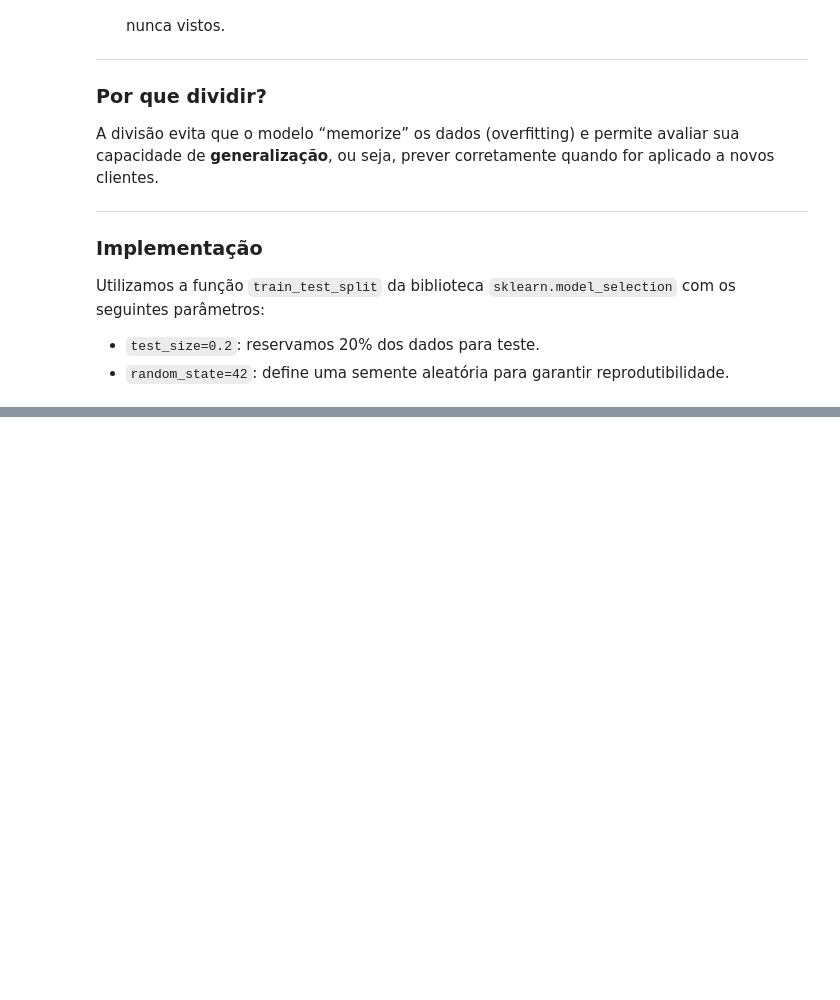
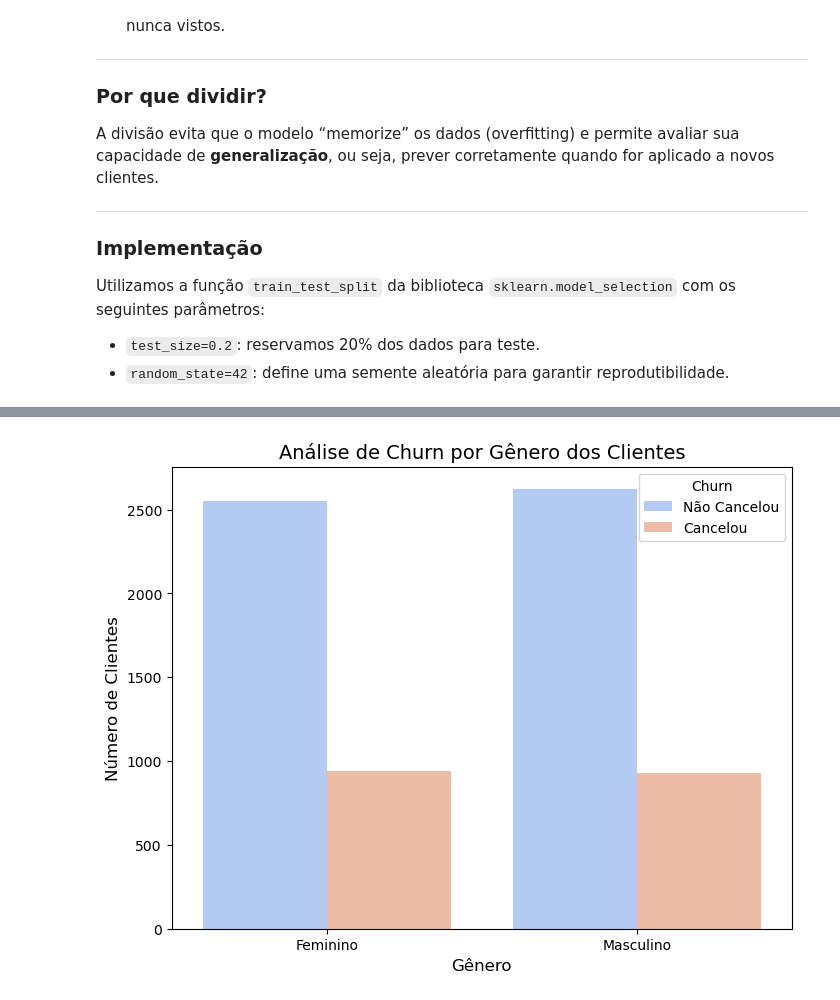
Before and after one commit to wlamirlira/wlamirlira-Churn_TelecomX, a Jupyter notebook: TelecomX_Parte2.ipynb, the cells around one changed output, grey strips where cells are left out. Saved outputs shown, nothing was run; the diff lists cells and outputs as text; code cells hidden in the pictures; blank space fills up the shorter version.

```diff
--- a/TelecomX_Parte2.ipynb
+++ b/TelecomX_Parte2.ipynb
@@ -175,0 +248,12 @@ X_train, X_test, y_train, y_test = train_test_split(X, y, test_size=0.2, random_
+# %%
+# Gráfico 4: Análise de churn por categoria - Gráfico de barras por 'customer.gender'
+plt.figure(figsize=(8,6))
+sns.countplot(x='customer.gender', hue='Churn', data=dados, palette='coolwarm')
+plt.title('Análise de Churn por Gênero dos Clientes', fontsize=14)
+plt.xlabel('Gênero', fontsize=12)
+plt.ylabel('Número de Clientes', fontsize=12)
+plt.xticks([0, 1], ['Feminino', 'Masculino'], rotation=0)
+plt.legend(title='Churn', labels=['Não Cancelou', 'Cancelou'])
+plt.show()
+# %% [output]
+[figure, added]
```
Also changed, not shown: parts of 8 cells of this notebook.
